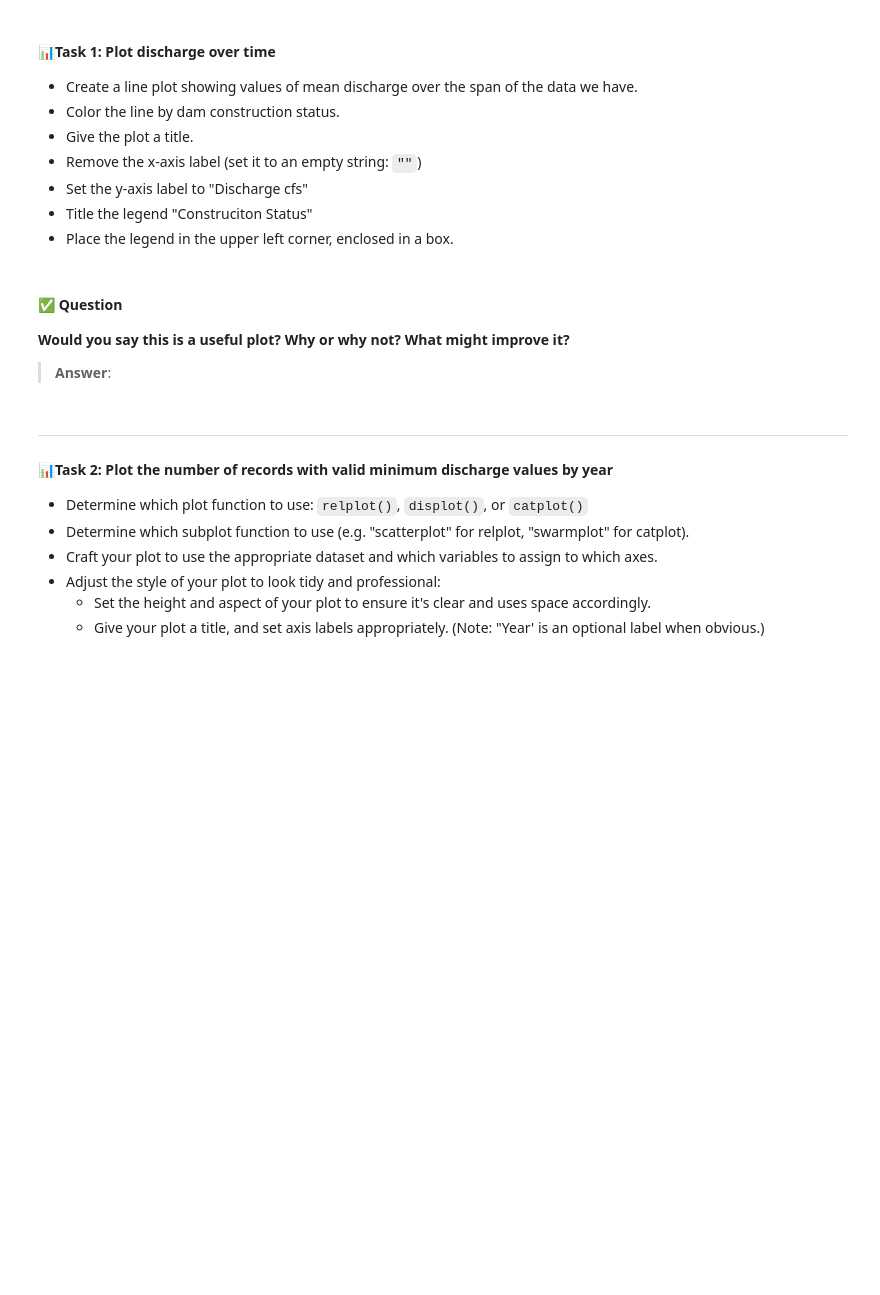
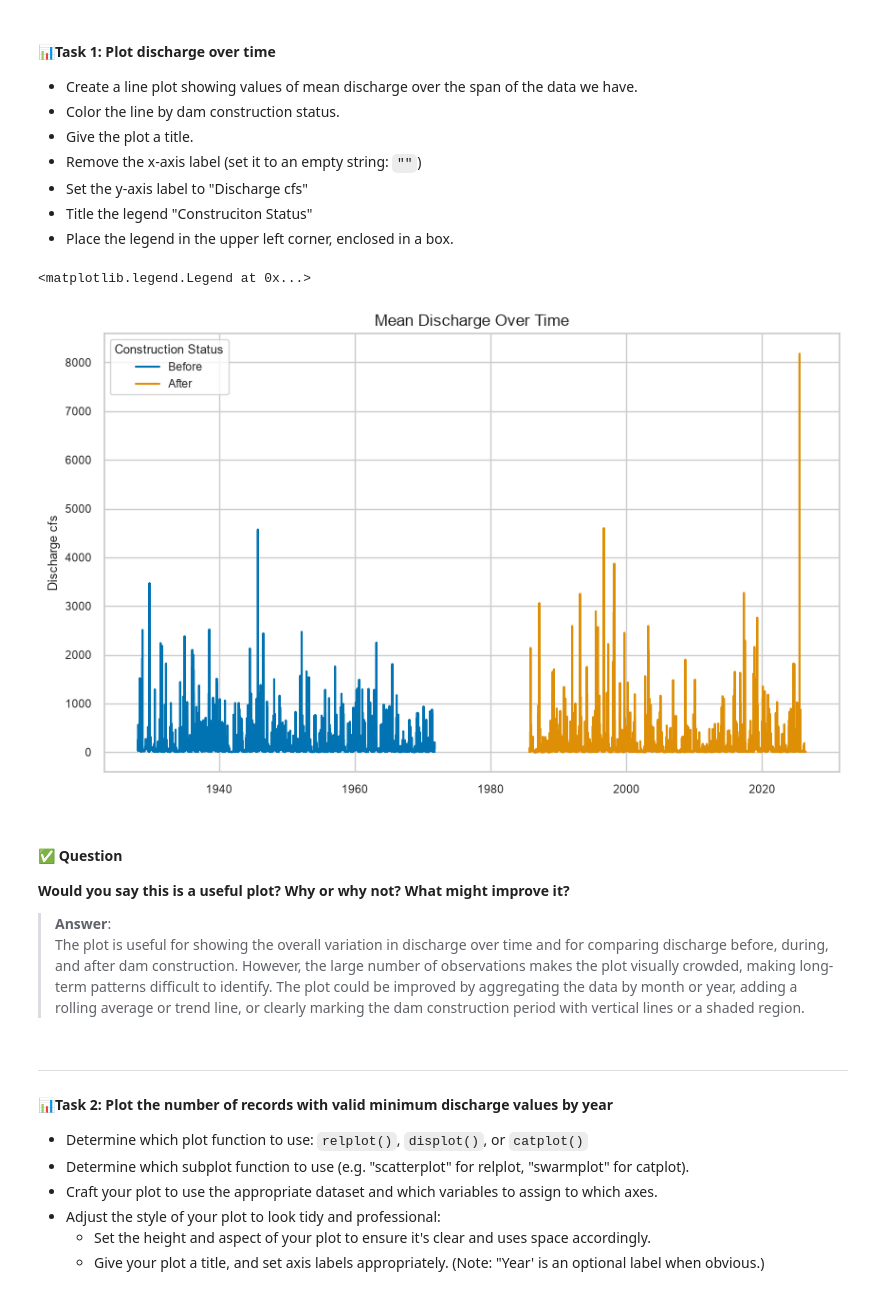
Before and after one commit to Amyzzz17/ENV700, a Jupyter notebook: lessons/M5-L-visualization-exercises.ipynb, the cells around one changed output. Saved outputs shown, nothing was run; the diff lists cells and outputs as text; code cells hidden in the pictures; blank space fills up the shorter version.

```diff
--- a/lessons/M5-L-visualization-exercises.ipynb
+++ b/lessons/M5-L-visualization-exercises.ipynb
@@ -55,9 +59,17 @@ FileNotFoundError: [Errno 2] No such file or directory: 'c:\\Users\\yz1137\\Docu
 # %%
 #Create a month category, with levels for each month
-USGS_flow[month_abb] = pd.Categorical(
-
+USGS_flow['month_abb'] = pd.Categorical(
+    USGS_flow['month'].map(lambda x: calendar.month_abbr[x]),
+    categories=list(calendar.month_abbr)[1:],
+    ordered= True
 )
 # %%
 #Create a column indicating whether the record was collected before, during, or after dam construction
+USGS_flow['dam_period'] = USGS_flow['year'].apply(
+    lambda x:
+    'Before' if x <1979
+    else 'During' if x <= 1981
+    else 'After'
+)
 # %%
 #Examine the dataframe
@@ -70,6 +90,16 @@ USGS_flow[month_abb] = pd.Categorical(
 * Set two of the theme's runtime configuration (`rc`) options. ([Hint](https://seaborn.pydata.org/generated/seaborn.axes_style.html))
 # %%
 # Set the default theme attributes
+sns.set_theme(
+    style="whitegrid",
+    context="notebook",
+    palette="colorblind",
+    font_scale=0.8,
+    rc={
+        "figure.figsize": (10, 6),
+        "axes.titlesize": 12
+    }
+)
 # %% [markdown]
 #### 📊Task 1: Plot discharge over time
 * Create a line plot showing values of mean discharge over the span of the data we have.
@@ -81,11 +111,30 @@ USGS_flow[month_abb] = pd.Categorical(
 * Place the legend in the upper left corner, enclosed in a box.
 # %%
 # Create a line plot of discharge over time
+ax = sns.lineplot(
+    data = USGS_flow,
+    x = "datetime",
+    y = "discharge_mean",
+    hue = "dam_period"
+)
+
+ax.set_title("Mean Discharge Over Time")
+ax.set_xlabel("")
+ax.set_ylabel("Discharge cfs")
+
+ax.legend(
+    title="Construction Status",
+    loc="upper left",
+    frameon=True
+)
+# %% [output]
+<matplotlib.legend.Legend at 0x...>
+[figure, added]
 # %% [markdown]
 #### ✅ Question
 **Would you say this is a useful plot? Why or why not? What might improve it?**
 > **Answer**:
->
+>  The plot is useful for showing the overall variation in discharge over time and for comparing discharge before, during, and after dam construction. However, the large number of observations makes the plot visually crowded, making long-term patterns difficult to identify. The plot could be improved by aggregating the data by month or year, adding a rolling average or trend line, or clearly marking the dam construction period with vertical lines or a shaded region.
 # %% [markdown]
 ---
 #### 📊Task 2: Plot the number of records with valid minimum discharge values by year
```
Also changed, not shown: parts of 3 cells of this notebook, 4 other files.
